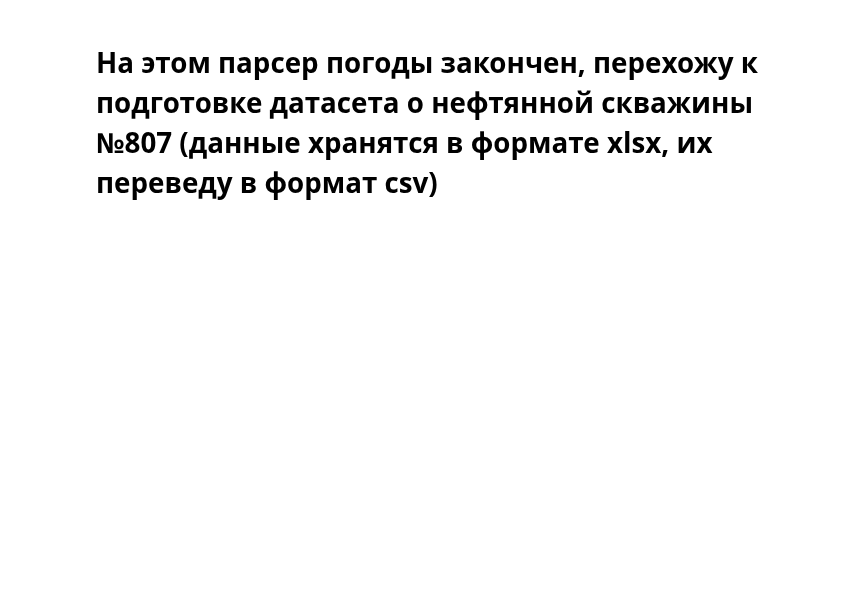
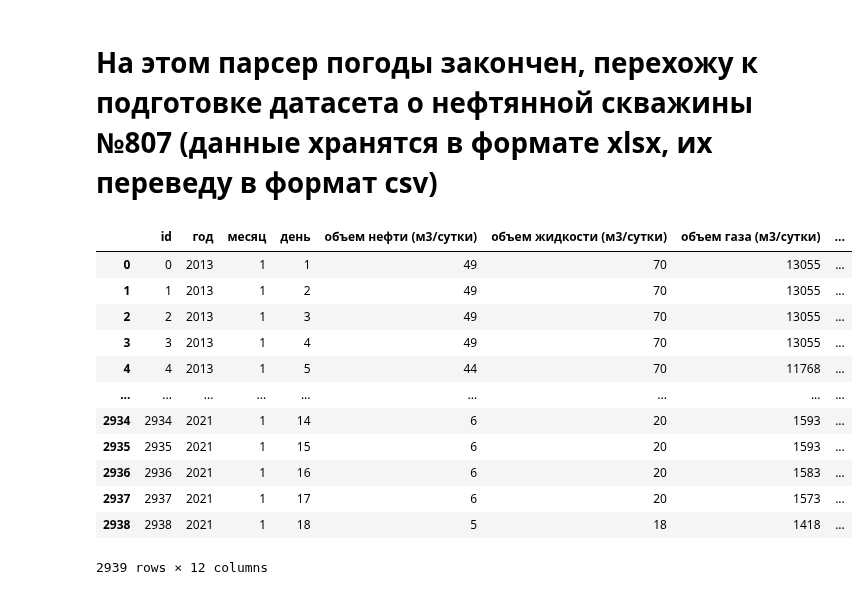
Before and after one commit to SotGE/innopolis2023, a Jupyter notebook: exam/exam.ipynb, the cells around one changed output. Saved outputs shown, nothing was run; the diff lists cells and outputs as text; code cells hidden in the pictures; blank space fills up the shorter version.

```diff
--- a/exam/exam.ipynb
+++ b/exam/exam.ipynb
@@ -589,3 +591,55 @@ df.describe(include='all', percentiles=[0.1, 0.25,0.5, 0.75, 0.9]).T
 | url | 2350 | 2350 | https://pogoda1.ru/samburg/07-06-... | 1 | NaN | NaN | NaN | NaN | NaN | NaN | NaN | ... |
 # %% [markdown]
 # На этом парсер погоды закончен, перехожу к подготовке датасета о нефтянной скважины №807 (данные хранятся в формате xlsx, их переведу в формат csv)
+# %%
+# загружаю xlsx документ и выполняю парсер
+wookbook = openpyxl.load_workbook('Oil well.xlsx')
+worksheet = wookbook["Oil Well"]
+data_xlsx = []
+data_i = 0
+for row in worksheet.iter_rows(min_row=4, min_col=1, max_col=9):
+  temp = []
+  temp.append(data_i)
+  for j, cell in enumerate(row):
+    if j == 0:
+      temp.append(cell.value.year)
+      temp.append(cell.value.month)
+      temp.append(cell.value.day)
+    else:
+      temp.append(cell.value)
+  data_xlsx.append(temp)
+  data_i += 1
+
+df = pd.DataFrame(data_xlsx, columns=[
+  'id',
+  'год',
+  'месяц',
+  'день',
+  'объем нефти (м3/сутки)',
+  'объем жидкости (м3/сутки)',
+  'объем газа (м3/сутки)',
+  'объем воды (м3/сутки)',
+  'обводненность (%)',
+  'рабочее время',
+  'динамический уровень (м)',
+  'пластовое давление (атм)'
+])
+# df.drop(columns=["id"], inplace=True)
+
+# Сохранение данных в csv
+df.to_csv('data_oil_well_807.csv', sep=',', encoding='utf-8', index=False)
+df
+# %% [output]
+|  | id | год | месяц | день | объем нефти (м3/сутки) | объем жидкости (м3/сутки) | объем газа (м3/сутки) | ... |
+| 0 | 0 | 2013 | 1 | 1 | 49 | 70 | 13055 | ... |
+| 1 | 1 | 2013 | 1 | 2 | 49 | 70 | 13055 | ... |
+| 2 | 2 | 2013 | 1 | 3 | 49 | 70 | 13055 | ... |
+| 3 | 3 | 2013 | 1 | 4 | 49 | 70 | 13055 | ... |
+| 4 | 4 | 2013 | 1 | 5 | 44 | 70 | 11768 | ... |
+| ... | ... | ... | ... | ... | ... | ... | ... | ... |
+| 2934 | 2934 | 2021 | 1 | 14 | 6 | 20 | 1593 | ... |
+| 2935 | 2935 | 2021 | 1 | 15 | 6 | 20 | 1593 | ... |
+| 2936 | 2936 | 2021 | 1 | 16 | 6 | 20 | 1583 | ... |
+| 2937 | 2937 | 2021 | 1 | 17 | 6 | 20 | 1573 | ... |
+| 2938 | 2938 | 2021 | 1 | 18 | 5 | 18 | 1418 | ... |
+2939 rows × 12 columns
```
Also changed, not shown: parts of 3 cells of this notebook, 2 other files.
